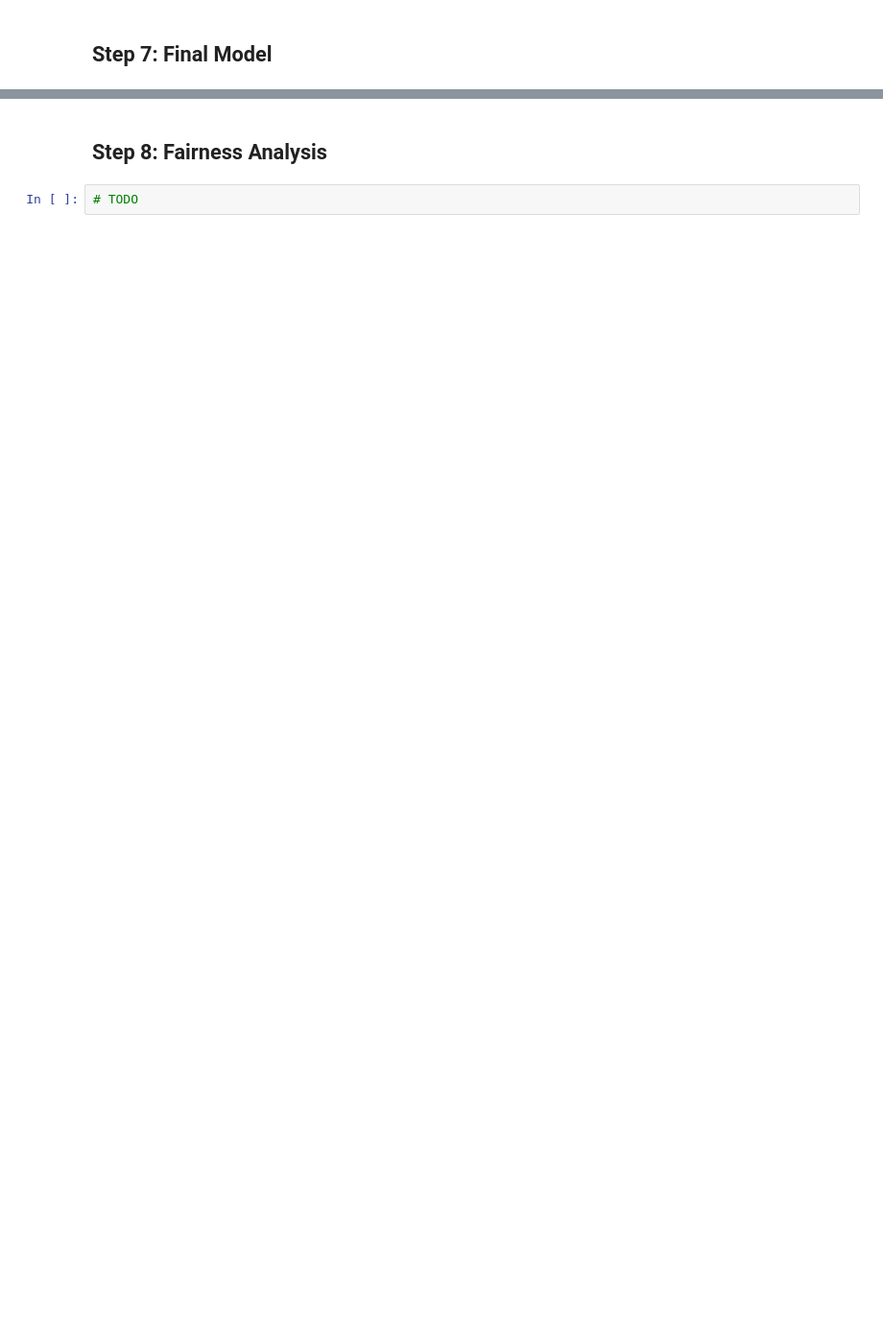
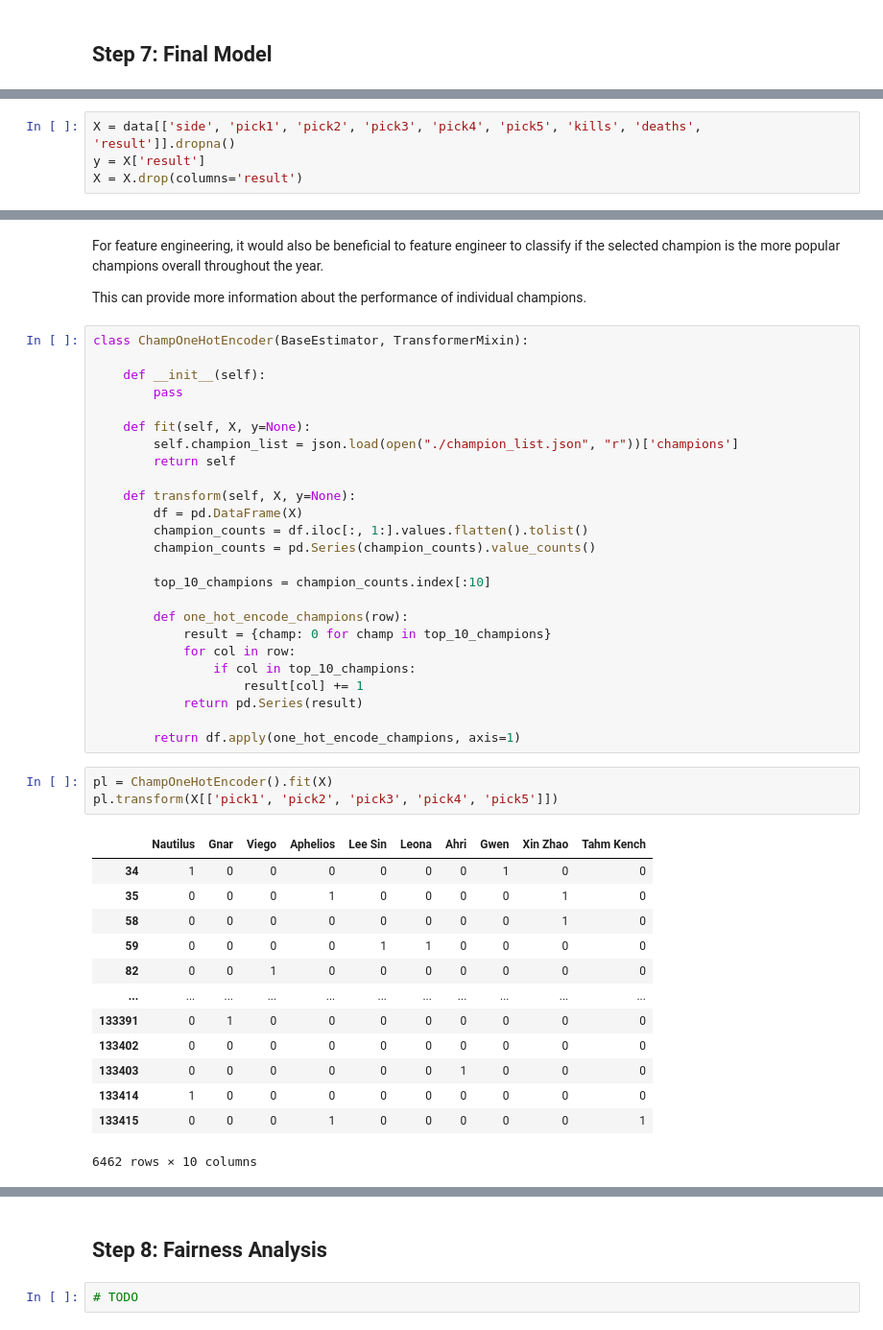
Before and after one commit to samuellee77/dsc80-project4, a Jupyter notebook: template.ipynb, the cells around one changed output, grey strips where cells are left out. Shown at 96% size. Drawn from its saved outputs; the diff is of its cells as text; blank space fills up the shorter version.

```diff
--- a/template.ipynb
+++ b/template.ipynb
@@ -596,0 +598,4 @@ pl.score(X_test, y_test)
+# %%
+X = data[['side', 'pick1', 'pick2', 'pick3', 'pick4', 'pick5', 'kills', 'deaths', 'result']].dropna()
+y = X['result']
+X = X.drop(columns='result')
@@ -596,0 +610,46 @@ pl.score(X_test, y_test)
+# %% [markdown]
+For feature engineering, it would also be beneficial to feature engineer to classify if the selected champion is the more popular champions overall throughout the year.
+
+This can provide more information about the performance of individual champions.
+# %%
+class ChampOneHotEncoder(BaseEstimator, TransformerMixin):
+
+    def __init__(self):
+        pass
+
+    def fit(self, X, y=None):
+        self.champion_list = json.load(open("./champion_list.json", "r"))['champions']
+        return self
+
+    def transform(self, X, y=None):
+        df = pd.DataFrame(X)
+        champion_counts = df.iloc[:, 1:].values.flatten().tolist()
+        champion_counts = pd.Series(champion_counts).value_counts()
+
+        top_10_champions = champion_counts.index[:10]
+
+        def one_hot_encode_champions(row):
+            result = {champ: 0 for champ in top_10_champions}
+            for col in row:
+                if col in top_10_champions:
+                    result[col] += 1
+            return pd.Series(result)
+
+        return df.apply(one_hot_encode_champions, axis=1)
+# %%
+pl = ChampOneHotEncoder().fit(X)
+pl.transform(X[['pick1', 'pick2', 'pick3', 'pick4', 'pick5']])
+# %% [output]
+|  | Nautilus | Gnar | Viego | Aphelios | Lee Sin | Leona | Ahri | Gwen | Xin Zhao | Tahm Kench |
+| 34 | 1 | 0 | 0 | 0 | 0 | 0 | 0 | 1 | 0 | 0 |
+| 35 | 0 | 0 | 0 | 1 | 0 | 0 | 0 | 0 | 1 | 0 |
+| 58 | 0 | 0 | 0 | 0 | 0 | 0 | 0 | 0 | 1 | 0 |
+| 59 | 0 | 0 | 0 | 0 | 1 | 1 | 0 | 0 | 0 | 0 |
+| 82 | 0 | 0 | 1 | 0 | 0 | 0 | 0 | 0 | 0 | 0 |
+| ... | ... | ... | ... | ... | ... | ... | ... | ... | ... | ... |
+| 133391 | 0 | 1 | 0 | 0 | 0 | 0 | 0 | 0 | 0 | 0 |
+| 133402 | 0 | 0 | 0 | 0 | 0 | 0 | 0 | 0 | 0 | 0 |
+| 133403 | 0 | 0 | 0 | 0 | 0 | 0 | 1 | 0 | 0 | 0 |
+| 133414 | 1 | 0 | 0 | 0 | 0 | 0 | 0 | 0 | 0 | 0 |
+| 133415 | 0 | 0 | 0 | 1 | 0 | 0 | 0 | 0 | 0 | 1 |
+6462 rows × 10 columns
```
Also changed, not shown: parts of 15 cells of this notebook.
